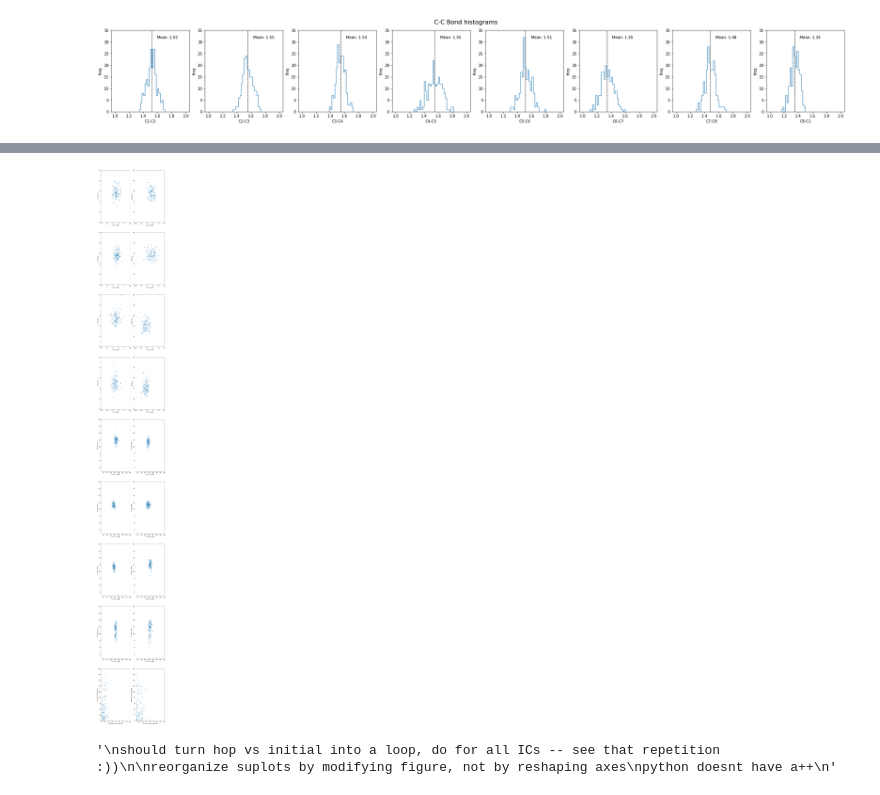
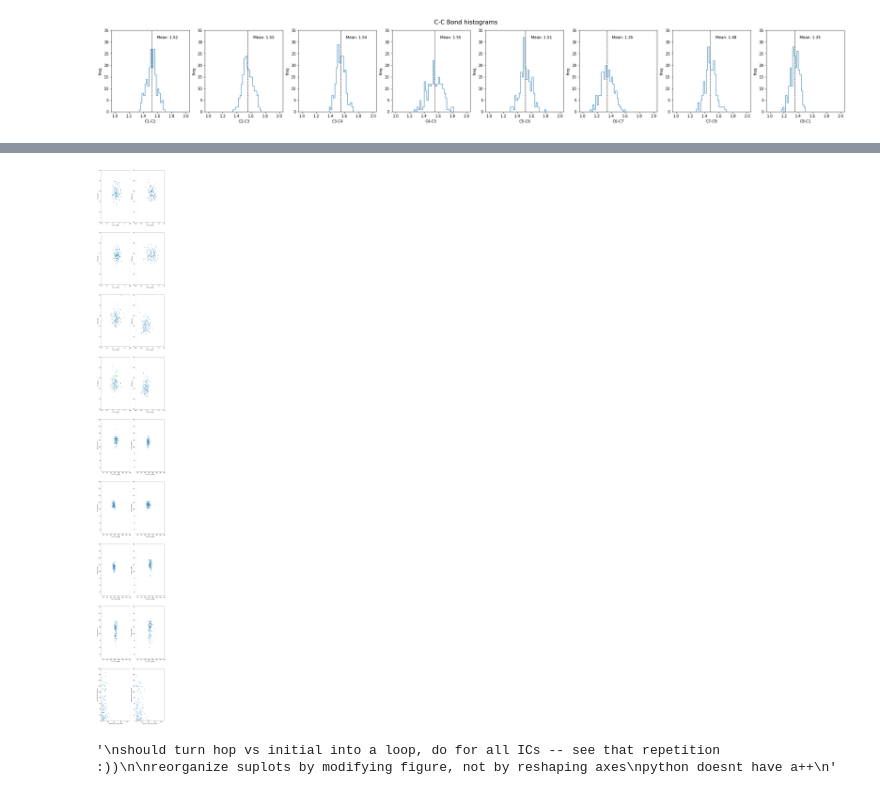
Before and after one commit to KhaiTTNguyen/Computational_Quantum_Chemistry, a Jupyter notebook: structural_influence_on_excited_state_dynamics/[Khai_Nguyen]_Internal_Coordinates_Visualization.ipynb, the cells around one changed output, grey strips where cells are left out. Cells and saved outputs as stored; diff of their text form; code cells hidden in the pictures.

```diff
--- a/structural_influence_on_excited_state_dynamics/[Khai_Nguyen]_Internal_Coordinates_Visualization.ipynb
+++ b/structural_influence_on_excited_state_dynamics/[Khai_Nguyen]_Internal_Coordinates_Visualization.ipynb
@@ -126,35 +112,35 @@ for col, axe_index in zip(compare_mean['index'][0:C_C_stop], range(1,C_C_stop+1)
 # -------------- C-C-C angles range(20,28) --------------
 for col, axe_index in zip(compare_mean['index'][C_C_stop:-2], range(C_C_stop+1,len(compare_mean)-1)):
     ax=plt.subplot(figure_nrows, figure_ncols, axe_index)
     initial_col = col + "_initial"
     hop_col = col + "_hop"
 
     plt.plot(dih_merge[initial_col],dih_merge[hop_col], '.')
     plt.xlabel(initial_col)
     plt.ylabel(hop_col)
     plt.xlim(50,200)
     plt.ylim(10,200)
     axe_index+=1
 
 # -------------- dihedrals rang(29,31) --------------
 for col, axe_index in zip(compare_mean['index'][-2:], range(len(compare_mean)-1,len(compare_mean)+1)):
     ax=plt.subplot(figure_nrows, figure_ncols, axe_index)
     initial_col = col + "_initial"
     hop_col = col + "_hop"
 
     plt.plot(dih_merge[initial_col],dih_merge[hop_col], '.')
     plt.xlabel(initial_col)
     plt.ylabel(hop_col)
-    plt.xlim(0,80)
+    plt.xlim(0,90)
     plt.ylim(0,180)
     axe_index+=1
 
 #------------------------- Output to file ----------------------#
 output_path = os.path.join(".", "visuals", "initial_vs_hop", date_computed + "_initial_vs_hop" + ".png")
 os.makedirs(os.path.dirname(output_path), exist_ok=True) # create folder if not existed yet
 plt.savefig(output_path)
 # %% [output]
-[figure, old version]
+[figure, new version]
 # %%
 # Mini notes:
 '''
```
Also changed, not shown: parts of 2 cells of this notebook, 3 other files.
